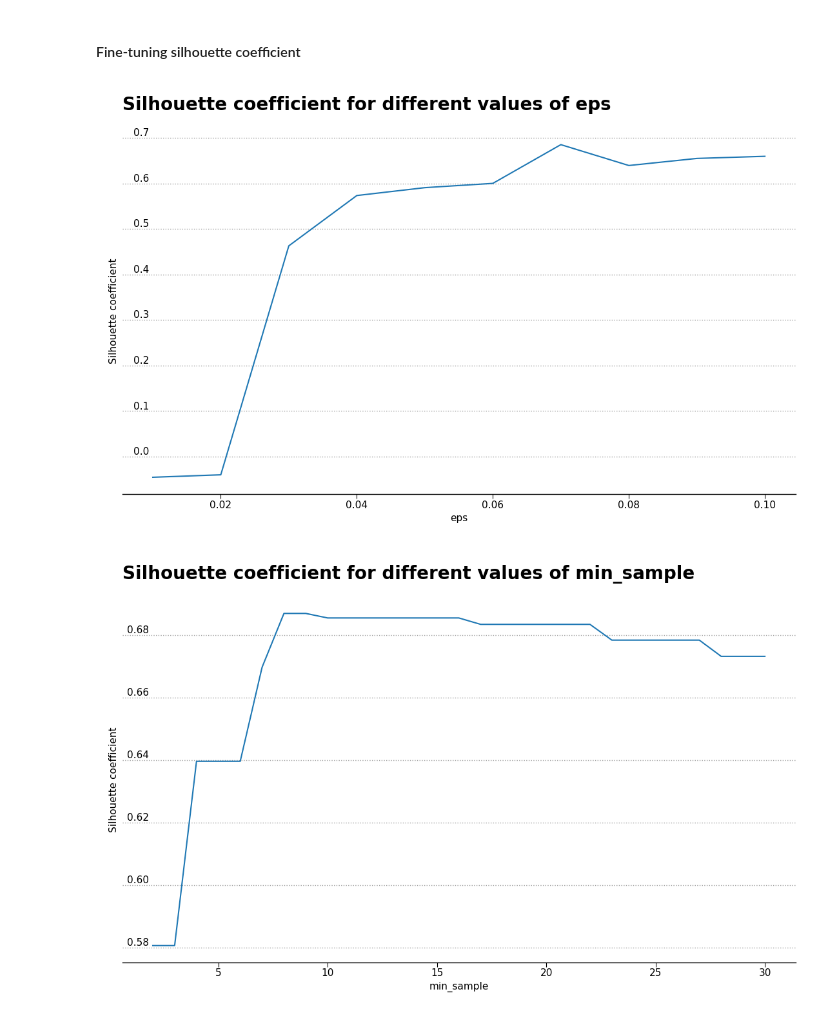
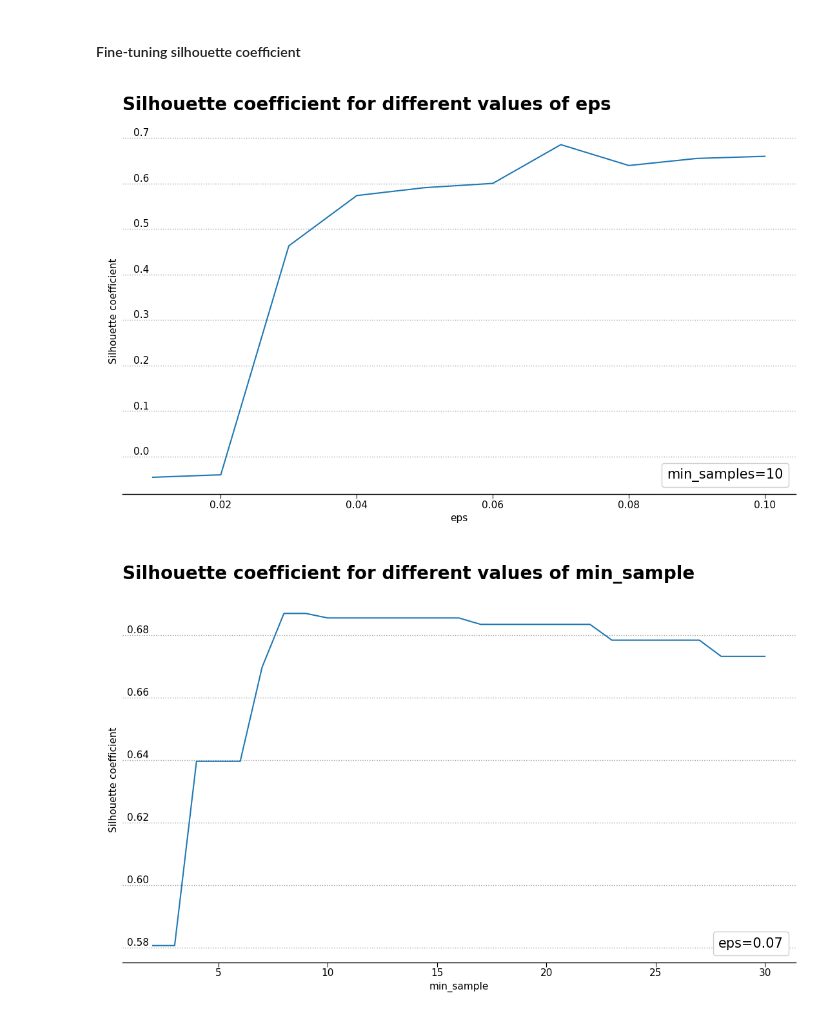
Before and after one commit to capac/short-term-rents-in-london, a Jupyter notebook: data-analysis.ipynb, the cells around one changed output. Saved outputs shown, nothing was run; the diff lists cells and outputs as text; code cells hidden in the pictures.

```diff
--- a/data-analysis.ipynb
+++ b/data-analysis.ipynb
@@ -68,6 +68,10 @@ property_type            14
 bathrooms                14
 bedrooms                 10
 dtype: int64
+# %%
+quantiles = np.quantile(inside_airbnb_df.price, [0.0, 0.25, 0.5, 0.75, 1.0])
+inside_airbnb_df['price_range'] = pd.cut(inside_airbnb_df.price, bins=quantiles, labels=['low', 'medium', 'high', 'very high'])
+inside_airbnb_df['price_range_int'] = inside_airbnb_df['price_range'].cat.rename_categories({'low': 1, 'medium': 2, 'high': 3, 'very high': 4})
 # %%
 inside_airbnb_df.head()
 # %% [output]
@@ -288,12 +341,13 @@ for eps_param in sil_score_range:
     sil_score_list.append(sil_score)
 # %%
 fig, ax = plt.subplots()
-ax.plot(sil_score_range, sil_score_list)
+ax.plot(sil_score_range, sil_score_list, label='min_samples=10')
+ax.legend(loc=4, handlelength=0, handletextpad=0, prop={'size': 15})
 ax.set_xlabel("eps")
 ax.set_ylabel("Silhouette coefficient")
 ax.set_title("Silhouette coefficient for different values of eps");
 # %% [output]
-[figure, old version]
+[figure, new version]
 # %%
 sil_score_list = []
 min_sample_range = np.linspace(2, 30, 29)
@@ -304,9 +358,10 @@ for min_sample in min_sample_range:
     sil_score_list.append(sil_score)
 # %%
 fig, ax = plt.subplots()
-ax.plot(min_sample_range, sil_score_list)
+ax.plot(min_sample_range, sil_score_list, label='eps=0.07')
+ax.legend(loc=4, handlelength=0, handletextpad=0, prop={'size': 15})
 ax.set_xlabel("min_sample")
 ax.set_ylabel("Silhouette coefficient")
 ax.set_title("Silhouette coefficient for different values of min_sample");
 # %% [output]
-[figure, old version]
+[figure, new version]
```
Also changed, not shown: parts of 12 cells of this notebook.
